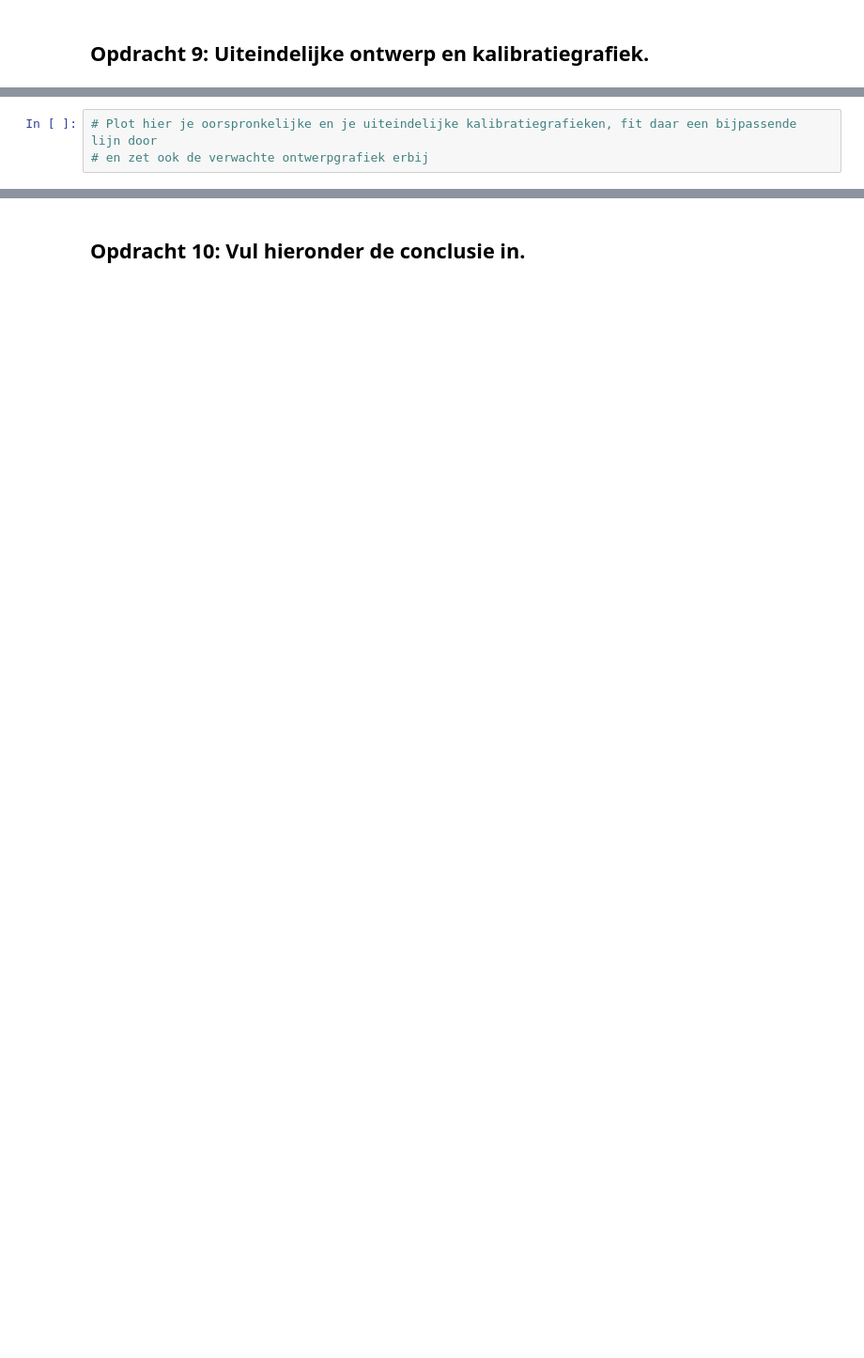
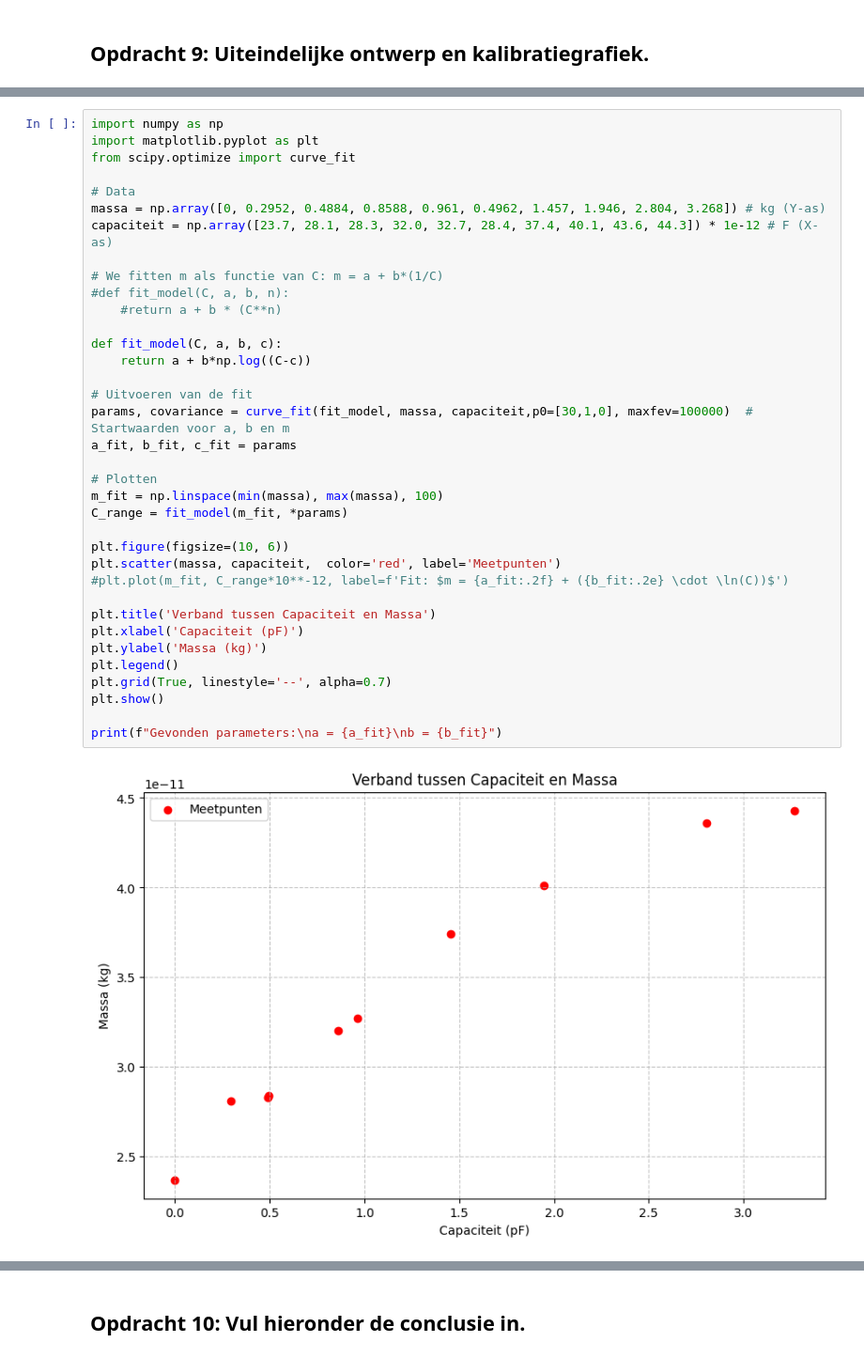
Before and after one commit to jesselangenberg123/opdrachten-DEF-D, a Jupyter notebook: FysiekeOntwerpopdrachten/2OntwerpEenSensorCondensator/DEFOntwerpopdracht2OntwerpEenSensorInvulTemplate.ipynb, the cells around one changed output, grey strips where cells are left out. Shown at 94% size. Saved outputs shown, nothing was run; the diff lists cells and outputs as text; blank space fills up the shorter version.

```diff
--- a/FysiekeOntwerpopdrachten/2OntwerpEenSensorCondensator/DEFOntwerpopdracht2OntwerpEenSensorInvulTemplate.ipynb
+++ b/FysiekeOntwerpopdrachten/2OntwerpEenSensorCondensator/DEFOntwerpopdracht2OntwerpEenSensorInvulTemplate.ipynb
@@ -125,3 +185,38 @@ Onze sensor kan nog verbetered worden door de volgende verbeteringen (minimaal 2
-# %%
-# Plot hier je oorspronkelijke en je uiteindelijke kalibratiegrafieken, fit daar een bijpassende lijn door
-# en zet ook de verwachte ontwerpgrafiek erbij
+# %%
+import numpy as np
+import matplotlib.pyplot as plt
+from scipy.optimize import curve_fit
+
+# Data
+massa = np.array([0, 0.2952, 0.4884, 0.8588, 0.961, 0.4962, 1.457, 1.946, 2.804, 3.268]) # kg (Y-as)
+capaciteit = np.array([23.7, 28.1, 28.3, 32.0, 32.7, 28.4, 37.4, 40.1, 43.6, 44.3]) * 1e-12 # F (X-as)
+
+# We fitten m als functie van C: m = a + b*(1/C)
+#def fit_model(C, a, b, n):
+    #return a + b * (C**n)
+
+def fit_model(C, a, b, c):
+    return a + b*np.log((C-c))
+
+# Uitvoeren van de fit
+params, covariance = curve_fit(fit_model, massa, capaciteit,p0=[30,1,0], maxfev=100000)  # Startwaarden voor a, b en m
+a_fit, b_fit, c_fit = params
+
+# Plotten
+m_fit = np.linspace(min(massa), max(massa), 100)
+C_range = fit_model(m_fit, *params)
+
+plt.figure(figsize=(10, 6))
+plt.scatter(massa, capaciteit,  color='red', label='Meetpunten')
+#plt.plot(m_fit, C_range*10**-12, label=f'Fit: $m = {a_fit:.2f} + ({b_fit:.2e} \cdot \ln(C))$')
+
+plt.title('Verband tussen Capaciteit en Massa')
+plt.xlabel('Capaciteit (pF)')
+plt.ylabel('Massa (kg)')
+plt.legend()
+plt.grid(True, linestyle='--', alpha=0.7)
+plt.show()
+
+print(f"Gevonden parameters:\na = {a_fit}\nb = {b_fit}")
+# %% [output]
+[figure, added]
```
Also changed, not shown: parts of 26 cells of this notebook, 15 other files.
